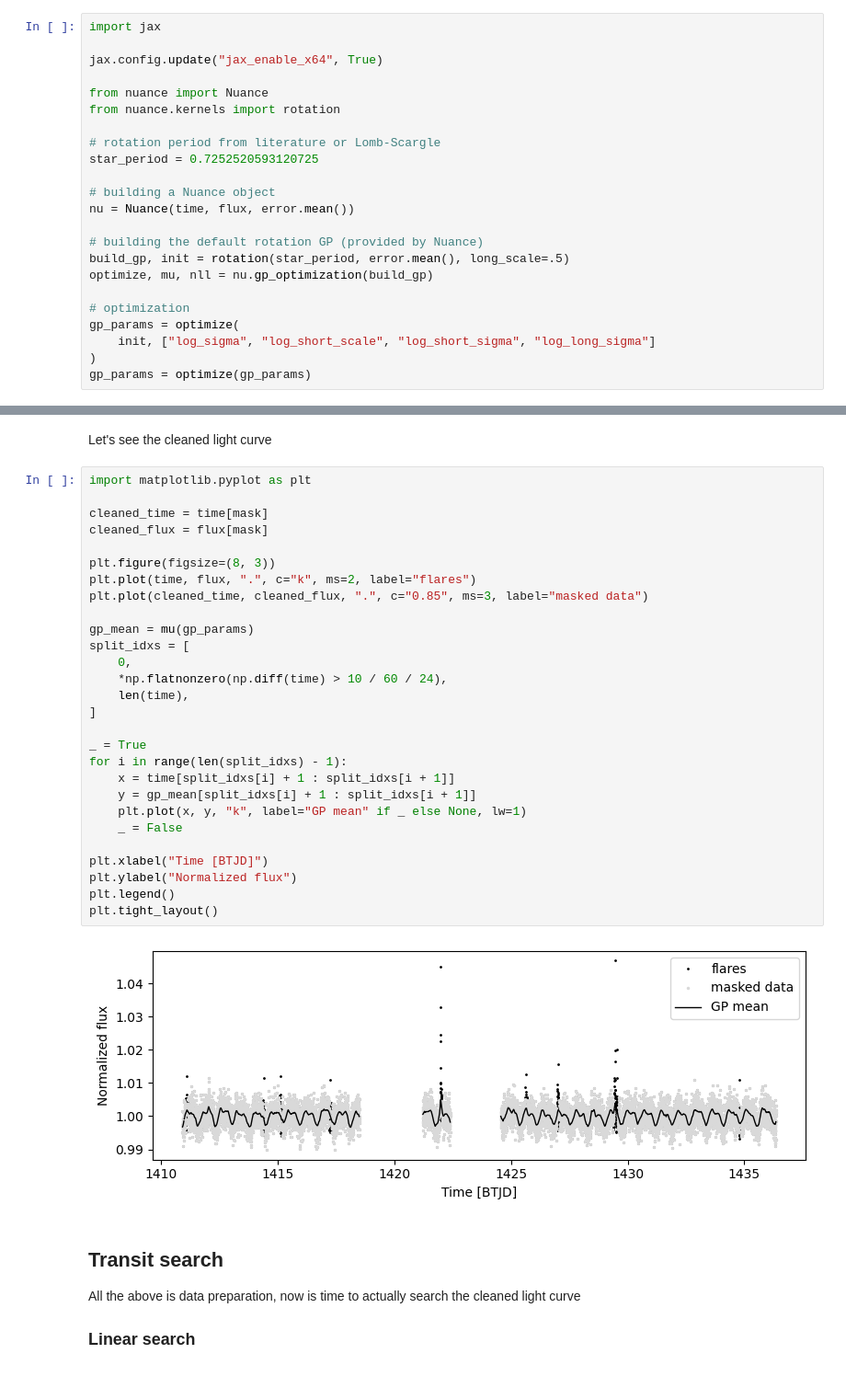
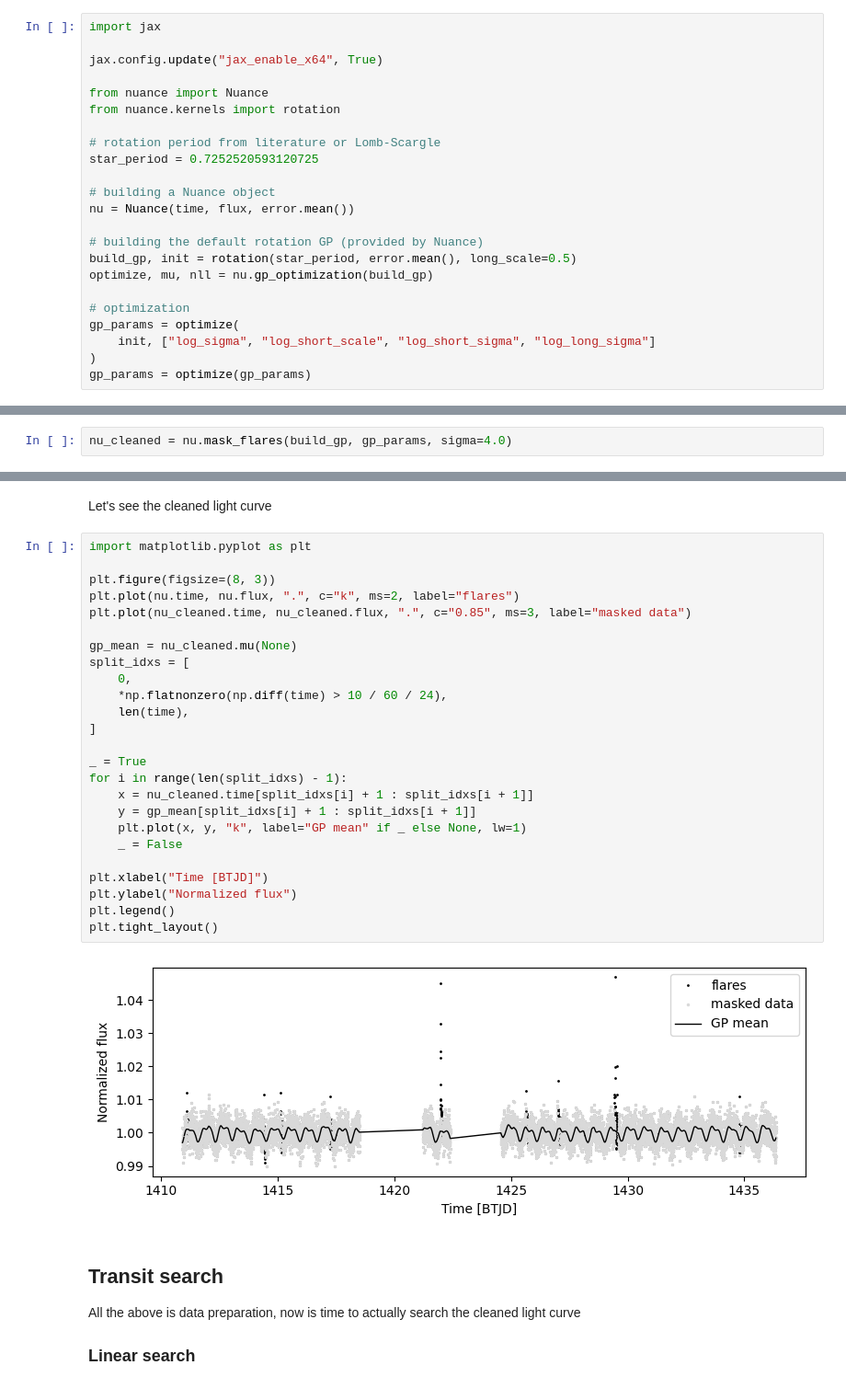
Before and after one commit to lgrcia/nuance, a Jupyter notebook: docs/notebooks/tutorials/tess_search.ipynb, the cells around one changed output, grey strips where cells are left out. Shown at 92% size. Saved outputs shown, nothing was run; the diff lists cells and outputs as text.

```diff
--- a/docs/notebooks/tutorials/tess_search.ipynb
+++ b/docs/notebooks/tutorials/tess_search.ipynb
@@ -50,7 +50,7 @@ star_period = 0.7252520593120725
 nu = Nuance(time, flux, error.mean())
 
 # building the default rotation GP (provided by Nuance)
-build_gp, init = rotation(star_period, error.mean(), long_scale=.5)
+build_gp, init = rotation(star_period, error.mean(), long_scale=0.5)
 optimize, mu, nll = nu.gp_optimization(build_gp)
 
 # optimization
@@ -98,0 +68,2 @@ mask = ~mask_flares(time, flux)
+# %%
+nu_cleaned = nu.mask_flares(build_gp, gp_params, sigma=4.0)
@@ -101,33 +76,30 @@ Let's see the cleaned light curve
 # %%
 import matplotlib.pyplot as plt
 
-cleaned_time = time[mask]
-cleaned_flux = flux[mask]
+plt.figure(figsize=(8, 3))
+plt.plot(nu.time, nu.flux, ".", c="k", ms=2, label="flares")
+plt.plot(nu_cleaned.time, nu_cleaned.flux, ".", c="0.85", ms=3, label="masked data")
 
-plt.figure(figsize=(8, 3))
-plt.plot(time, flux, ".", c="k", ms=2, label="flares")
-plt.plot(cleaned_time, cleaned_flux, ".", c="0.85", ms=3, label="masked data")
-
-gp_mean = mu(gp_params)
+gp_mean = nu_cleaned.mu(None)
 split_idxs = [
     0,
     *np.flatnonzero(np.diff(time) > 10 / 60 / 24),
     len(time),
 ]
 
 _ = True
 for i in range(len(split_idxs) - 1):
-    x = time[split_idxs[i] + 1 : split_idxs[i + 1]]
+    x = nu_cleaned.time[split_idxs[i] + 1 : split_idxs[i + 1]]
     y = gp_mean[split_idxs[i] + 1 : split_idxs[i + 1]]
     plt.plot(x, y, "k", label="GP mean" if _ else None, lw=1)
     _ = False
 
 plt.xlabel("Time [BTJD]")
 plt.ylabel("Normalized flux")
 plt.legend()
 plt.tight_layout()
 # %% [output]
-[figure, old version]
+[figure, new version]
 # %% [markdown]
 ## Transit search
 
```
Also changed, not shown: parts of 4 cells of this notebook, 1 other file.
